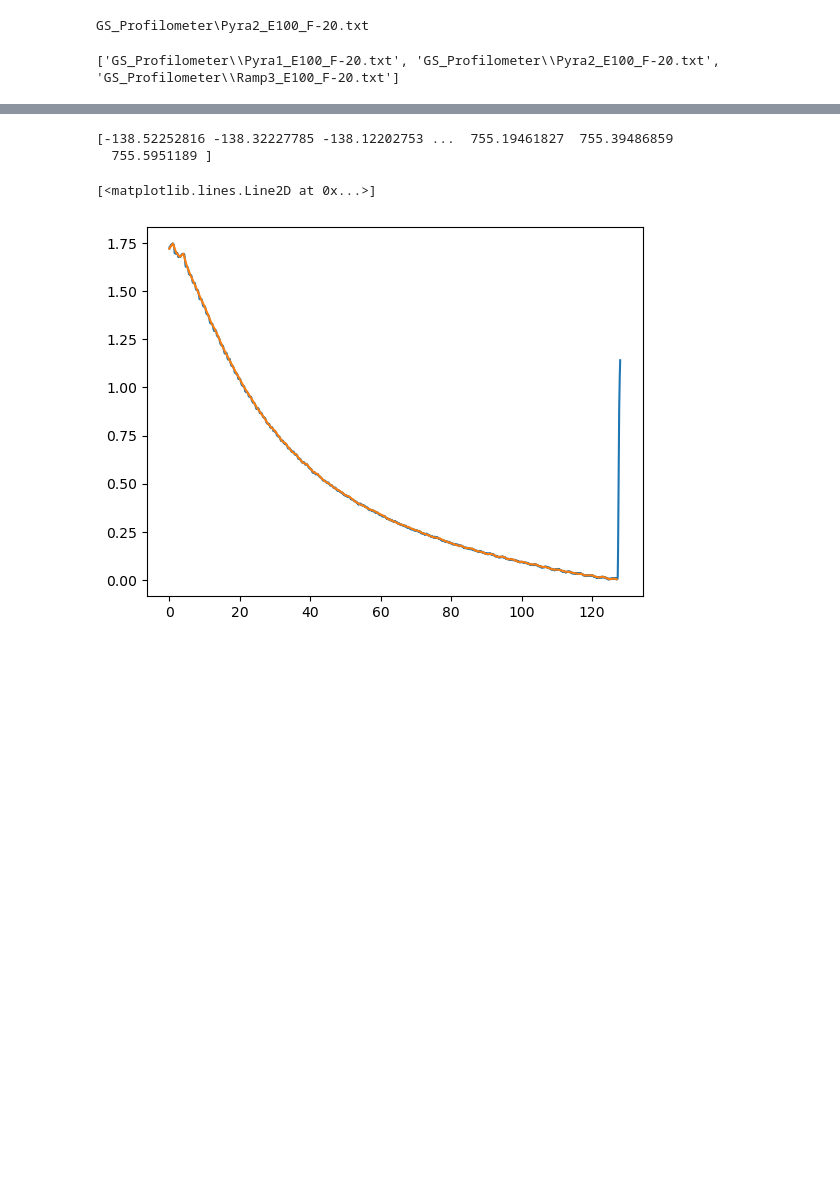
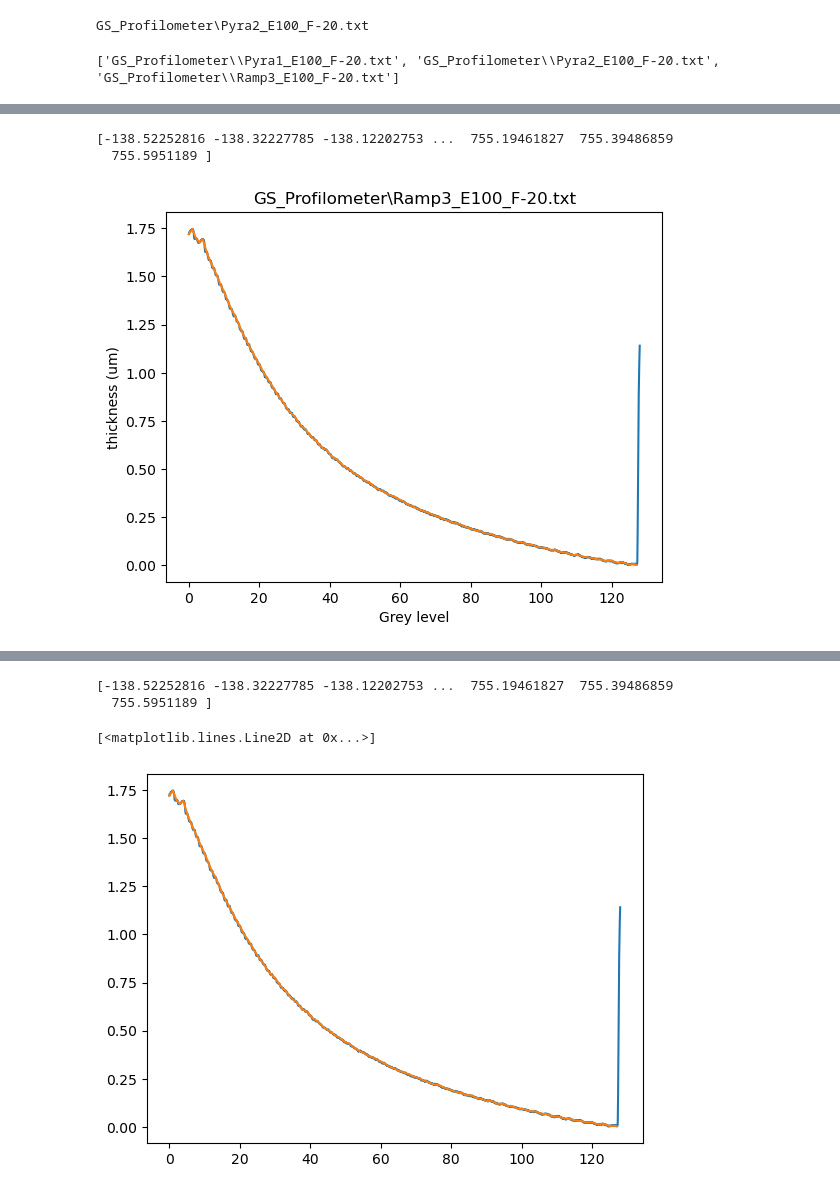
Before and after one commit to daguiam/Greyscale-calibration-using-polytec-topography, a Jupyter notebook: greyscale_mechanical_profilometer_line.ipynb, the cells around one changed output, grey strips where cells are left out. Drawn from its saved outputs; the diff is of its cells as text; code cells hidden in the pictures; blank space fills up the shorter version.

```diff
--- a/greyscale_mechanical_profilometer_line.ipynb
+++ b/greyscale_mechanical_profilometer_line.ipynb
@@ -239,0 +250,32 @@ GS_Profilometer\Pyra2_E100_F-20.txt
+# %%
+
+filename = 'GS_Profilometer\\Ramp3_E100_F-20.txt'
+
+x,y = get_profile_ramp(filename, DEBUG_PLOTS=False)
+gs, y_gs = greylevel_interpolation(x, y)
+plt.figure()
+
+plt.title(filename)
+plt.plot(x,y, label='original')
+plt.plot(gs, y_gs, label='interpolated')
+
+plt.xlabel('Grey level')
+plt.ylabel('thickness (um)')
+
+# Save the figure with the same filename but with a .png extension
+save_filename = os.path.splitext(filename)[0] + '.png'
+plt.savefig(save_filename)
+
+
+
+# Save the interpolated values to a CSV file
+csv_filename = os.path.splitext(filename)[0] + '_greylevels.csv'
+data = np.column_stack((gs, y_gs))
+header = '#greylevel,thickness'
+np.savetxt(csv_filename, data, delimiter=',', header=header, comments='', fmt='%d,%0.4f')
+# header = 'greylevel,thickness'
+# np.savetxt(csv_filename, data, delimiter=',', header=header, comments='')
+# %% [output]
+[-138.52252816 -138.32227785 -138.12202753 ...  755.19461827  755.39486859
+  755.5951189 ]
+[figure, added]
```
Also changed, not shown: parts of 6 cells of this notebook, 4 other files.
